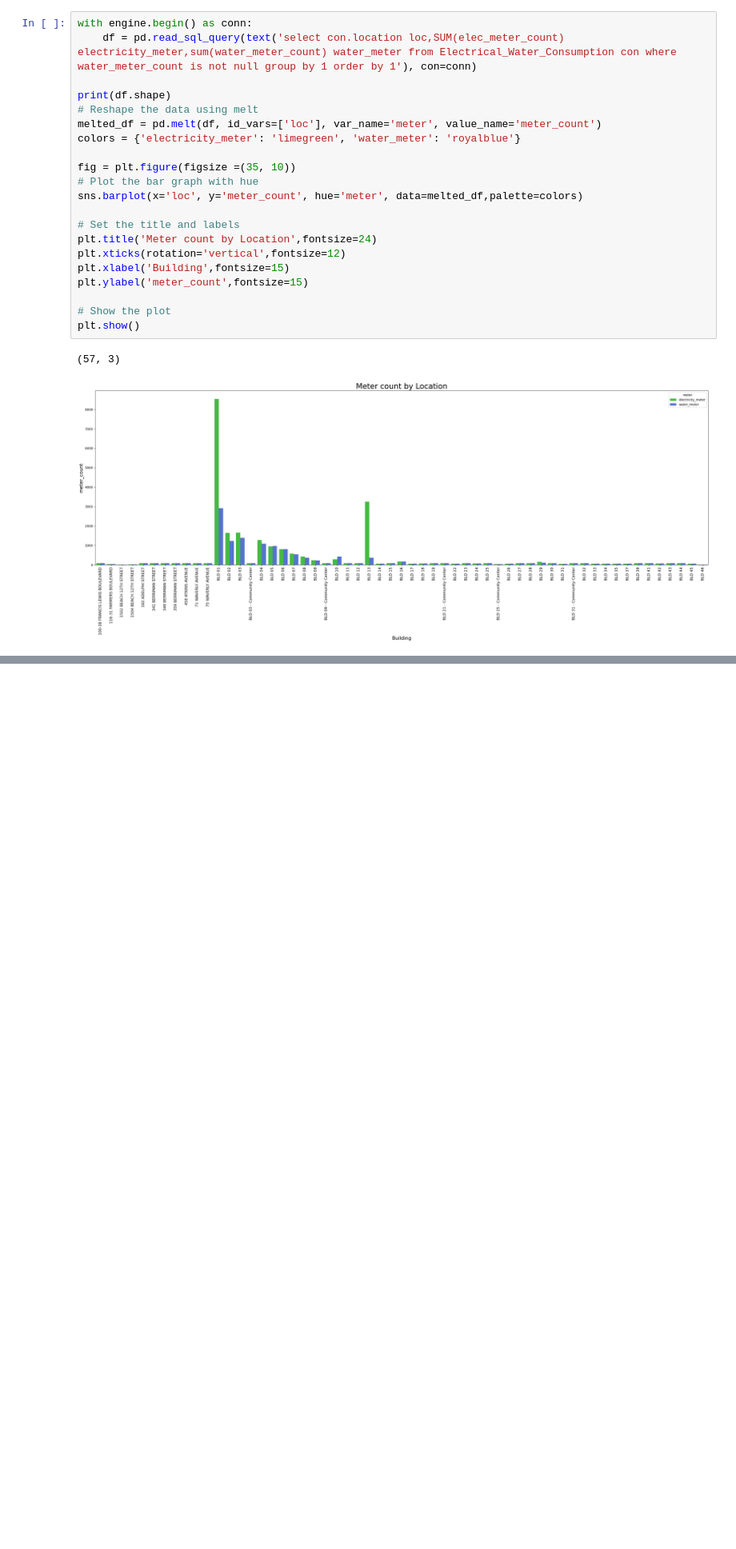
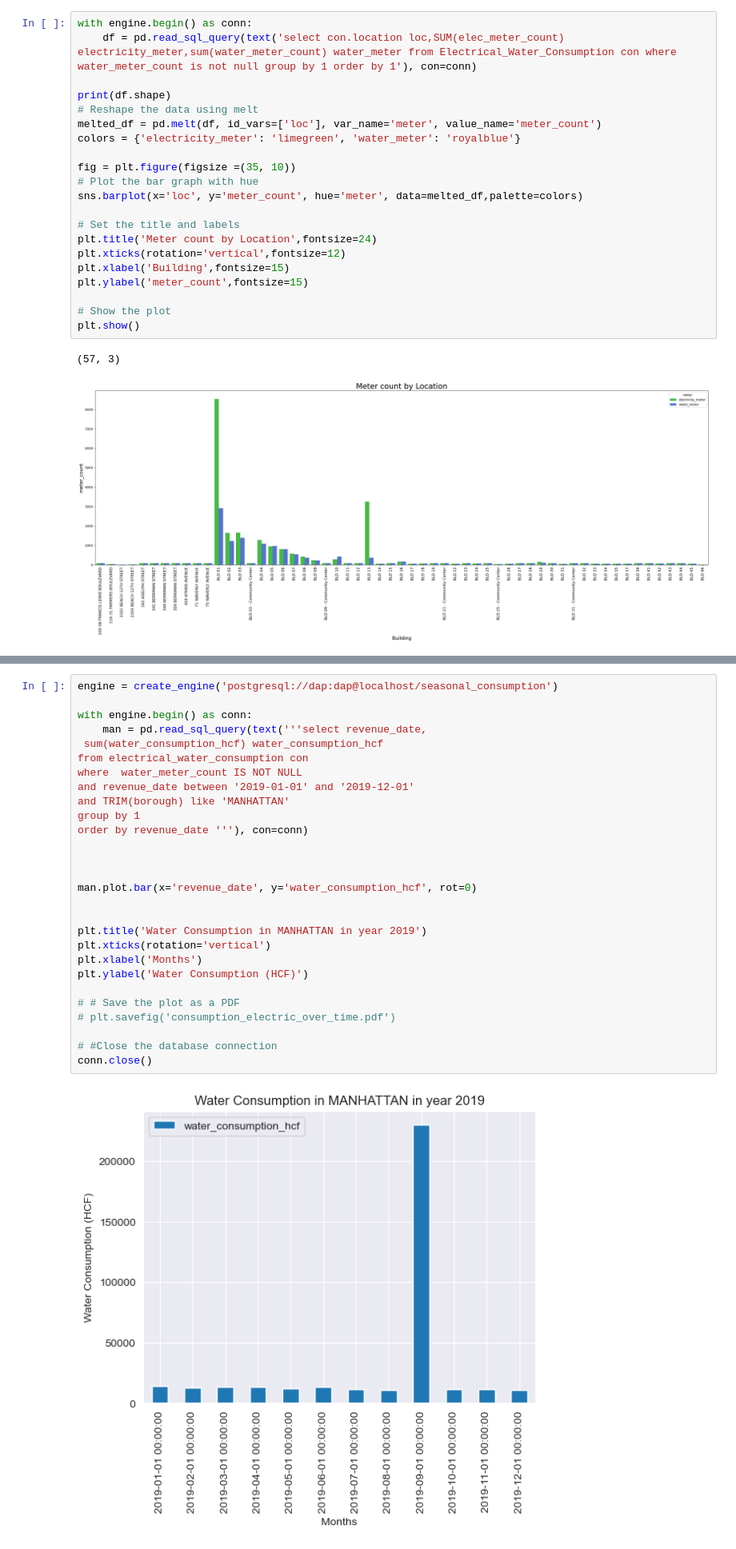
Before and after one commit to asim-21172218/DAP_Project, a Jupyter notebook: DAP Visualization.ipynb, the cells around one changed output, grey strips where cells are left out. Shown at 80% size. Cells and saved outputs as stored; diff of their text form; blank space fills up the shorter version.

```diff
--- a/DAP Visualization.ipynb
+++ b/DAP Visualization.ipynb
@@ -439,0 +440,30 @@ plt.show()
+# %%
+engine = create_engine('postgresql://dap:dap@localhost/seasonal_consumption')
+
+with engine.begin() as conn:
+    man = pd.read_sql_query(text('''select revenue_date,
+ sum(water_consumption_hcf) water_consumption_hcf
+from electrical_water_consumption con
+where  water_meter_count IS NOT NULL
+and revenue_date between '2019-01-01' and '2019-12-01'
+and TRIM(borough) like 'MANHATTAN'
+group by 1
+order by revenue_date '''), con=conn)
+
+
+
+man.plot.bar(x='revenue_date', y='water_consumption_hcf', rot=0)
+
+
+plt.title('Water Consumption in MANHATTAN in year 2019')
+plt.xticks(rotation='vertical')
+plt.xlabel('Months')
+plt.ylabel('Water Consumption (HCF)')
+
+# # Save the plot as a PDF
+# plt.savefig('consumption_electric_over_time.pdf')
+
+# #Close the database connection
+conn.close()
+# %% [output]
+[figure, added]
```
Also changed, not shown: parts of 4 cells of this notebook.
